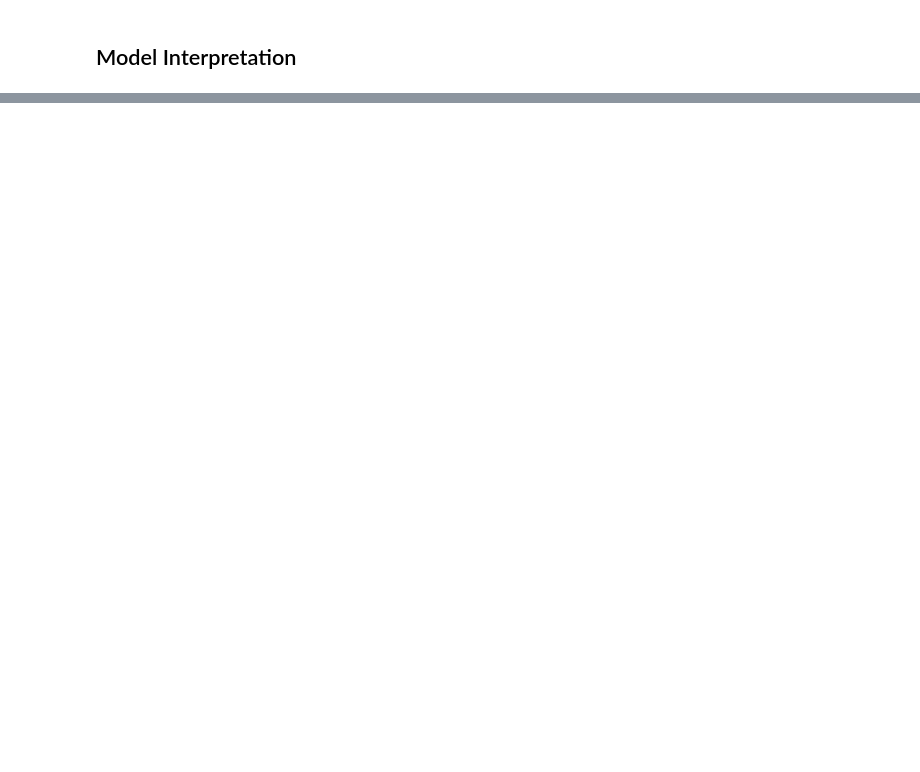
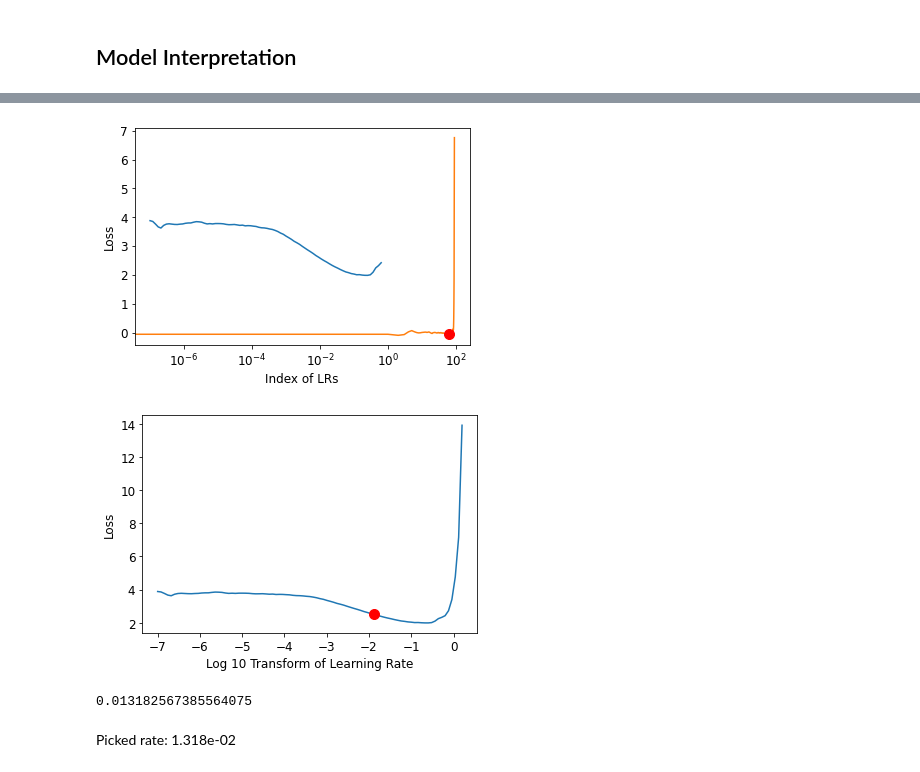
Before and after one commit to anyaconda/my-fastai-2020, a Jupyter notebook: my05_multiclass_mnist.ipynb, the cells around one changed output, grey strips where cells are left out. Saved outputs shown, nothing was run; the diff lists cells and outputs as text; code cells hidden in the pictures; blank space fills up the shorter version.

```diff
--- a/my05_multiclass_mnist.ipynb
+++ b/my05_multiclass_mnist.ipynb
@@ -148,0 +295,3 @@ print(f"Minimum/10: {lr_min:.2e}, steepest point: {lr_steep:.2e}")
+# %%
+find_appropriate_lr(learn, plot=True)
+# %% [output]
@@ -149 +299,6 @@ print(f"Minimum/10: {lr_min:.2e}, steepest point: {lr_steep:.2e}")
+[figure, added]
+[figure, added]
+0.013182567385564075
+# %% [markdown]
+Picked rate: 1.318e-02
 # %%
```
Also changed, not shown: parts of 71 cells of this notebook.
